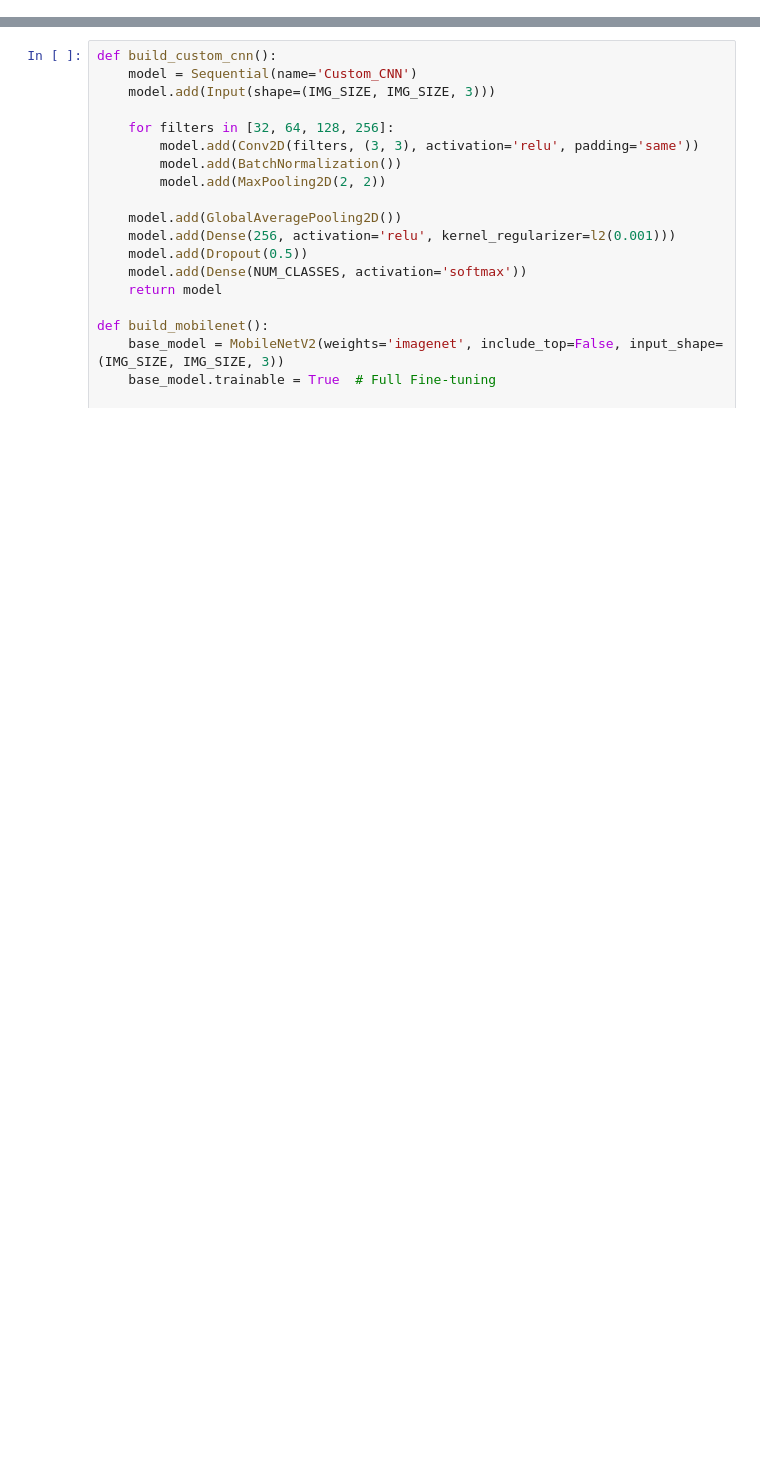
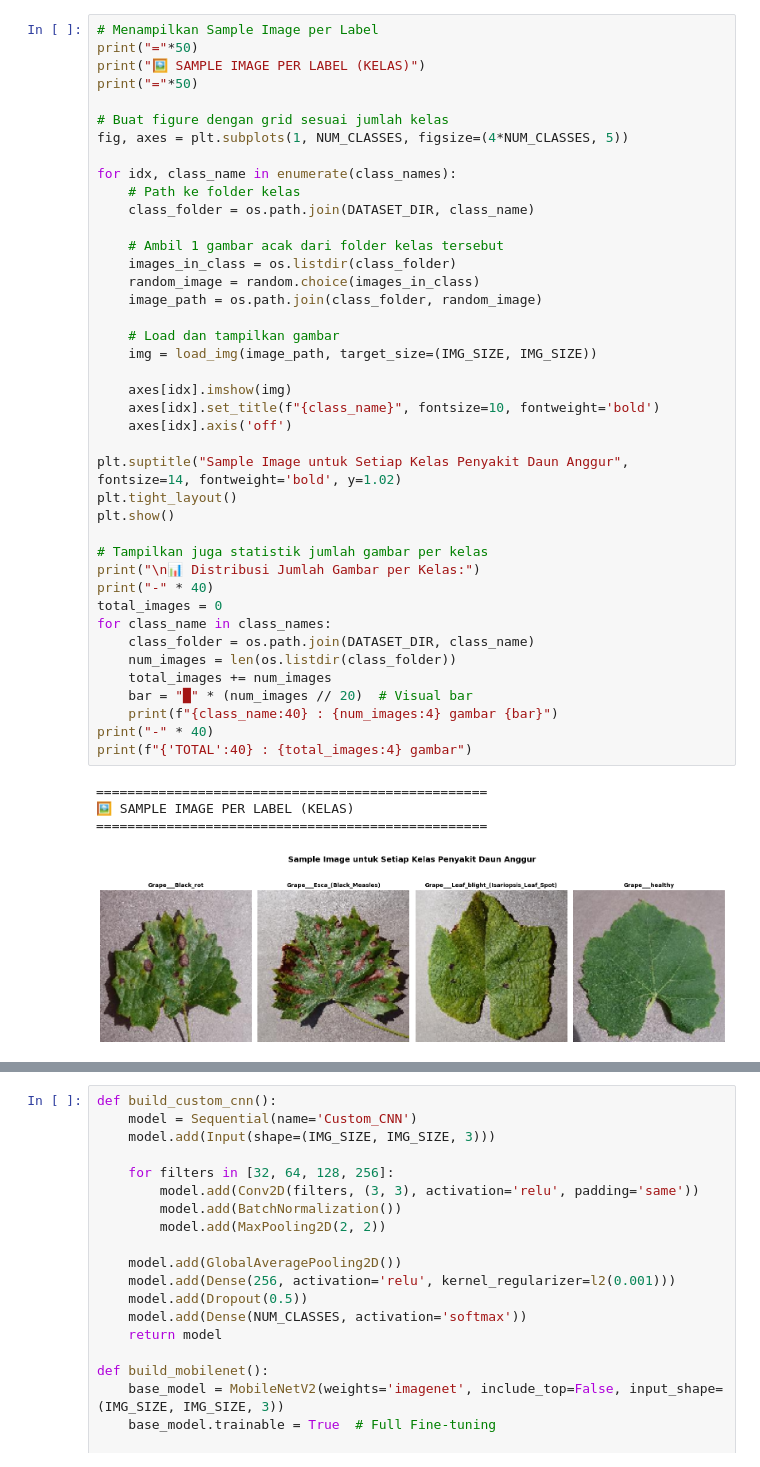
Before and after one commit to IhdalFahroni/Tubes-JST, a Jupyter notebook: Tubes-UseGPU.ipynb, the cells around one changed output, grey strips where cells are left out. Cells and saved outputs as stored; diff of their text form; blank space fills up the shorter version.

```diff
--- a/Tubes-UseGPU.ipynb
+++ b/Tubes-UseGPU.ipynb
@@ -99,0 +112,46 @@ Bobot Penyeimbang Aktif: {0: 0.8609639830508474, 1: 0.7341915085817525, 2: 0.943
+# %%
+# Menampilkan Sample Image per Label
+print("="*50)
+print("🖼️ SAMPLE IMAGE PER LABEL (KELAS)")
+print("="*50)
+
+# Buat figure dengan grid sesuai jumlah kelas
+fig, axes = plt.subplots(1, NUM_CLASSES, figsize=(4*NUM_CLASSES, 5))
+
+for idx, class_name in enumerate(class_names):
+    # Path ke folder kelas
+    class_folder = os.path.join(DATASET_DIR, class_name)
+
+    # Ambil 1 gambar acak dari folder kelas tersebut
+    images_in_class = os.listdir(class_folder)
+    random_image = random.choice(images_in_class)
+    image_path = os.path.join(class_folder, random_image)
+
+    # Load dan tampilkan gambar
+    img = load_img(image_path, target_size=(IMG_SIZE, IMG_SIZE))
+
+    axes[idx].imshow(img)
+    axes[idx].set_title(f"{class_name}", fontsize=10, fontweight='bold')
+    axes[idx].axis('off')
+
+plt.suptitle("Sample Image untuk Setiap Kelas Penyakit Daun Anggur", fontsize=14, fontweight='bold', y=1.02)
+plt.tight_layout()
+plt.show()
+
+# Tampilkan juga statistik jumlah gambar per kelas
+print("\n📊 Distribusi Jumlah Gambar per Kelas:")
+print("-" * 40)
+total_images = 0
+for class_name in class_names:
+    class_folder = os.path.join(DATASET_DIR, class_name)
+    num_images = len(os.listdir(class_folder))
+    total_images += num_images
+    bar = "█" * (num_images // 20)  # Visual bar
+    print(f"{class_name:40} : {num_images:4} gambar {bar}")
+print("-" * 40)
+print(f"{'TOTAL':40} : {total_images:4} gambar")
+# %% [output]
+==================================================
+🖼️ SAMPLE IMAGE PER LABEL (KELAS)
+==================================================
+[figure, added]
```
Also changed, not shown: parts of 10 cells of this notebook.
